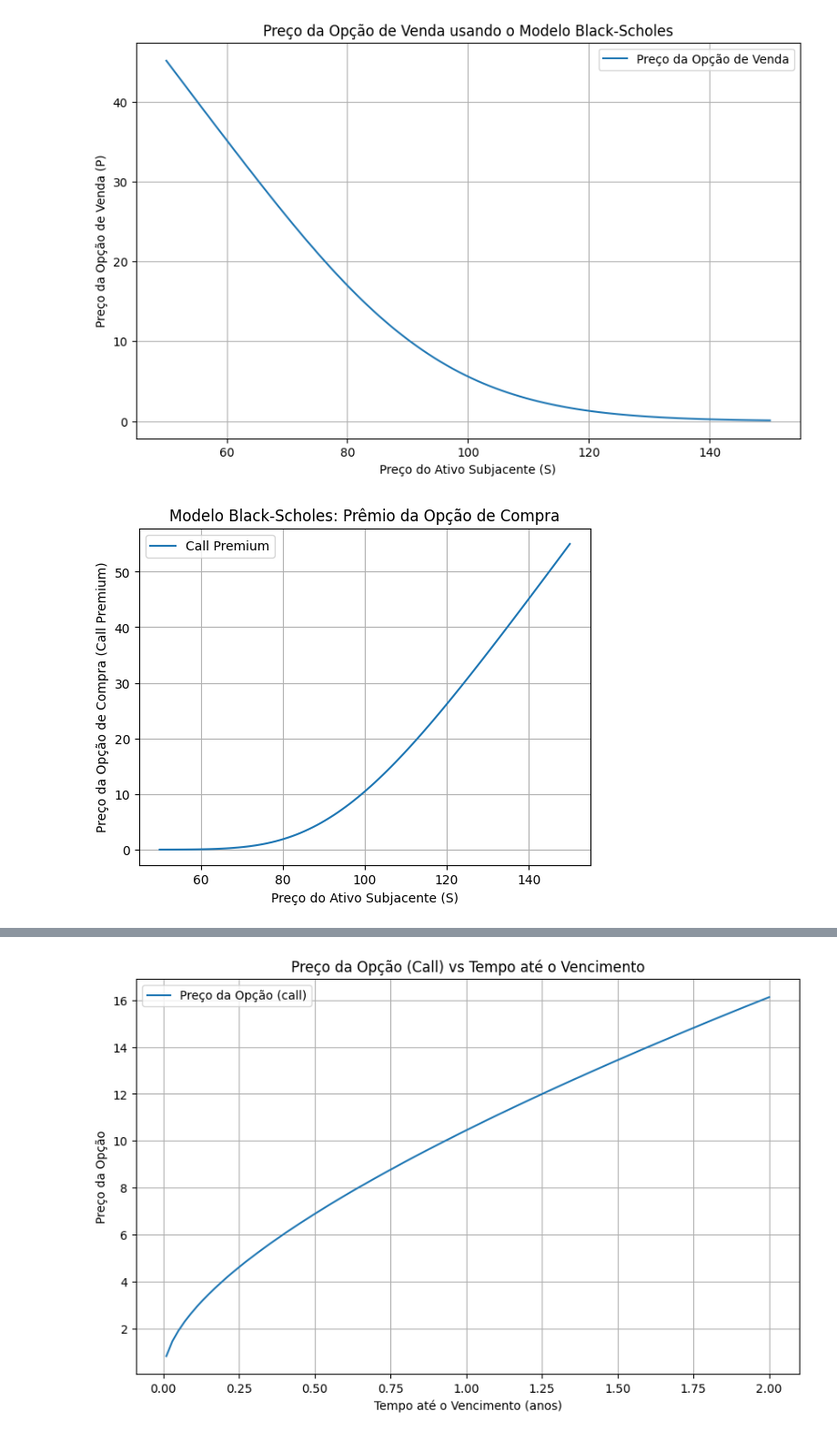
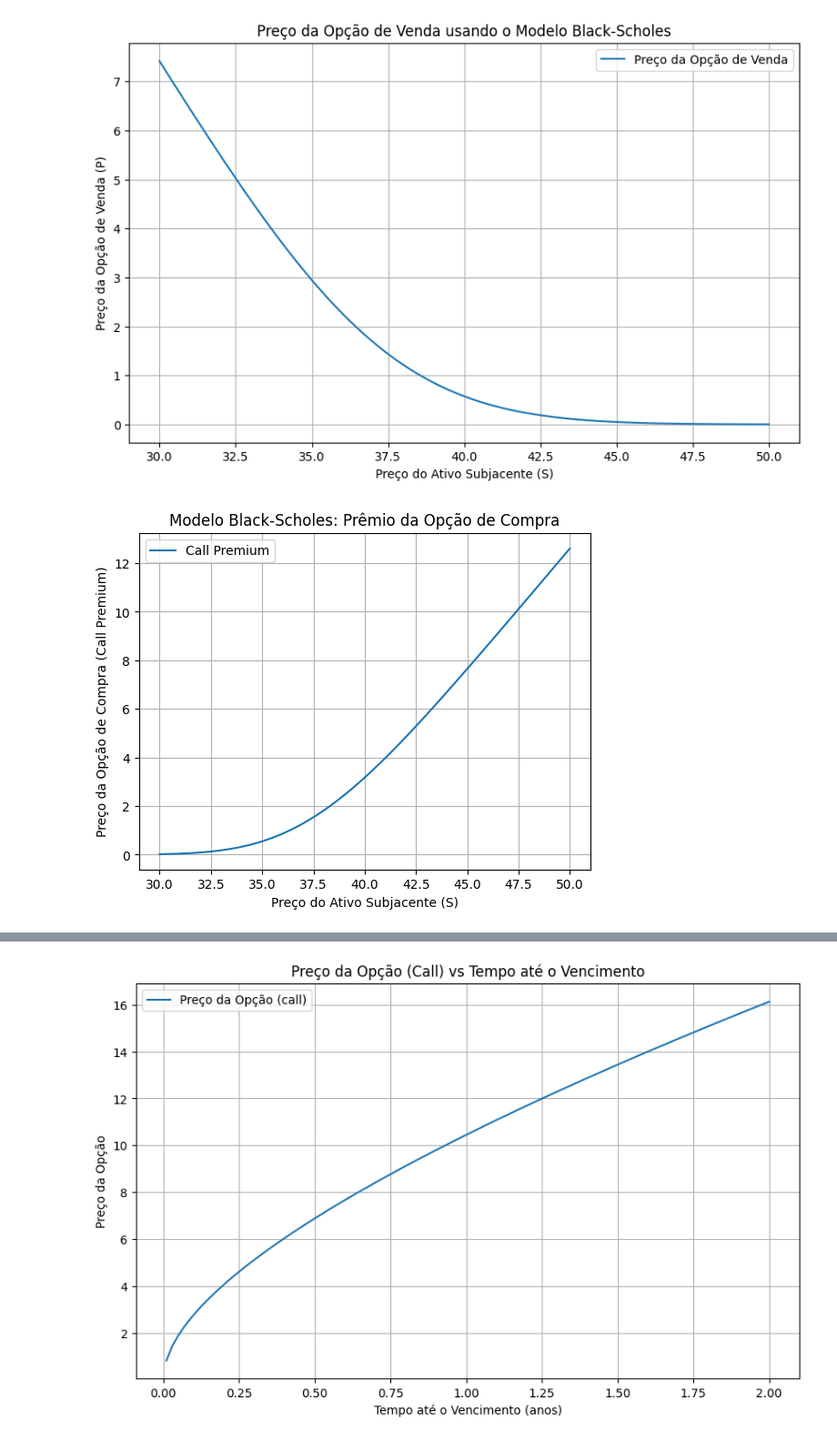
Before and after one commit to Felipe-Pinto/python_para_investimentos, a Jupyter notebook: Estudo Strangle.ipynb, the cells around one changed output, grey strips where cells are left out. Shown at 91% size. Drawn from its saved outputs; the diff is of its cells as text; code cells hidden in the pictures.

```diff
--- a/Estudo Strangle.ipynb
+++ b/Estudo Strangle.ipynb
@@ -1,16 +1,19 @@
 # %% [markdown]
 <a href="https://colab.research.google.com/github/Felipe-Pinto/python_para_investimentos/blob/master/Estudo%20Strangle.ipynb" target="_parent"><img src="https://colab.research.google.com/assets/colab-badge.svg" alt="Open In Colab"/></a>
+# %%
+# Parâmetros
+S = np.linspace(30, 50, 100)  # Variação do preço do ativo
+K = 38  # Preço de exercício
+r = 0.10  # Taxa de juros livre de risco
+σ = 0.25  # Volatilidade
+
+S1 = 38  # Preço atual do ativo subjacente
+t = 252    # Tempo do ano em dias
+T = (40/t)  # Tempo até o vencimento em dias
 # %%
 import numpy as np
 import matplotlib.pyplot as plt
 from scipy.stats import norm
-
-# Parâmetros
-S = np.linspace(50, 150, 100)  # Variação do preço do ativo
-K = 100  # Preço de exercício
-T = 1  # Tempo até o vencimento em anos
-r = 0.05  # Taxa de juros livre de risco
-σ = 0.2  # Volatilidade
 
 # Fórmulas de d1 e d2
 d1 = (np.log(S / K) + (r + σ**2 / 2) * T) / (σ * np.sqrt(T))
@@ -29,41 +32,30 @@ plt.legend()
 plt.grid(True)
 plt.show()
 # %% [output]
-[figure, old version]
+[figure, new version]
 # %%
-import numpy as np
-import matplotlib.pyplot as plt
 import scipy.stats as stats
 
 # Função Black-Scholes para opção de compra (call)
 def black_scholes_call(S, K, T, r, sigma):
     d1 = (np.log(S / K) + (r + 0.5 * sigma**2) * T) / (sigma * np.sqrt(T))
     d2 = d1 - sigma * np.sqrt(T)
     call_price = S * stats.norm.cdf(d1) - K * np.exp(-r * T) * stats.norm.cdf(d2)
     return call_price
-
-# Parâmetros
-K = 100
-T = 1
-r = 0.05
-sigma = 0.2
-
-# Preços do ativo subjacente
-S = np.linspace(50, 150, 100)
 
 # Calculando os preços das opções de compra
 call_prices = [black_scholes_call(s, K, T, r, sigma) for s in S]
 
 # Plotando o gráfico
 plt.plot(S, call_prices, label='Call Premium')
 plt.xlabel('Preço do Ativo Subjacente (S)')
 plt.ylabel('Preço da Opção de Compra (Call Premium)')
 plt.title('Modelo Black-Scholes: Prêmio da Opção de Compra')
 plt.legend()
 plt.grid(True)
 plt.show()
 # %% [output]
-[figure, old version]
+[figure, new version]
 # %%
 # Função Delta para opção de compra (call)
 def delta_call(S, K, T, r, sigma):
```
Also changed, not shown: parts of 3 cells of this notebook.
